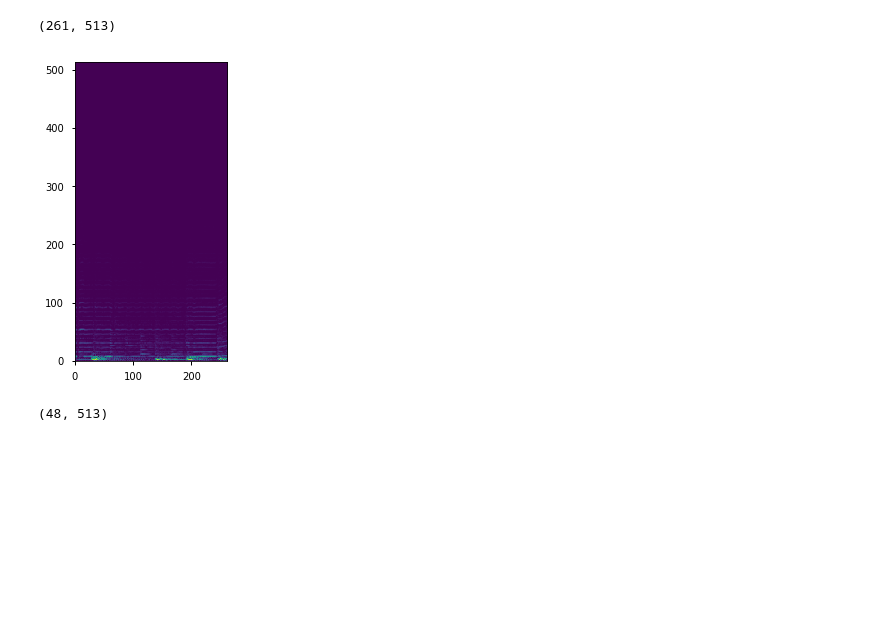
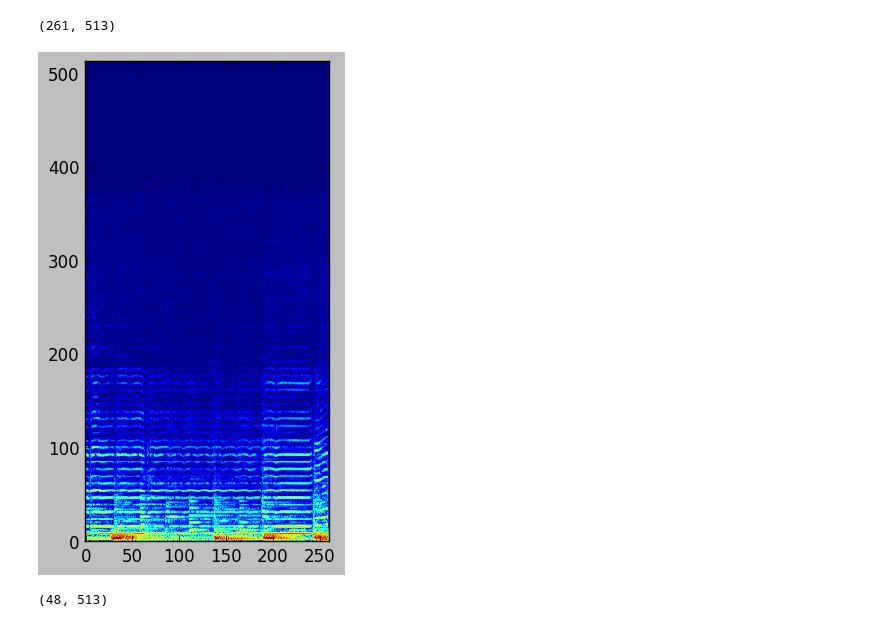
Before and after one commit to nkundiushuti/pydata2017bcn, a Jupyter notebook: DataPreprocessing.ipynb, the cells around one changed output. Cells and saved outputs as stored; diff of their text form; code cells hidden in the pictures; blank space fills up the shorter version.

```diff
--- a/DataPreprocessing.ipynb
+++ b/DataPreprocessing.ipynb
@@ -54,11 +56,11 @@ mag.shape
 (261, 513)
 # %%
 #print plt.style.available
-plt.style.use('seaborn-notebook')
-plt.imshow(np.log10(1+mag).T,interpolation='none', origin='lower')
+plt.style.use('classic')
+plt.imshow(np.log10(1+100*mag).T,interpolation='none', origin='lower')
 plt.show()
 # %% [output]
-[figure, old version]
+[figure, new version]
 # %%
 
 mel_basis = transform.mel(sampleRate, n_fft=1024, n_mels=48, fmin=0, fmax=float(sampleRate)/2, htk=False,norm=1)
```
Also changed, not shown: parts of 16 cells of this notebook, 3 other files.
